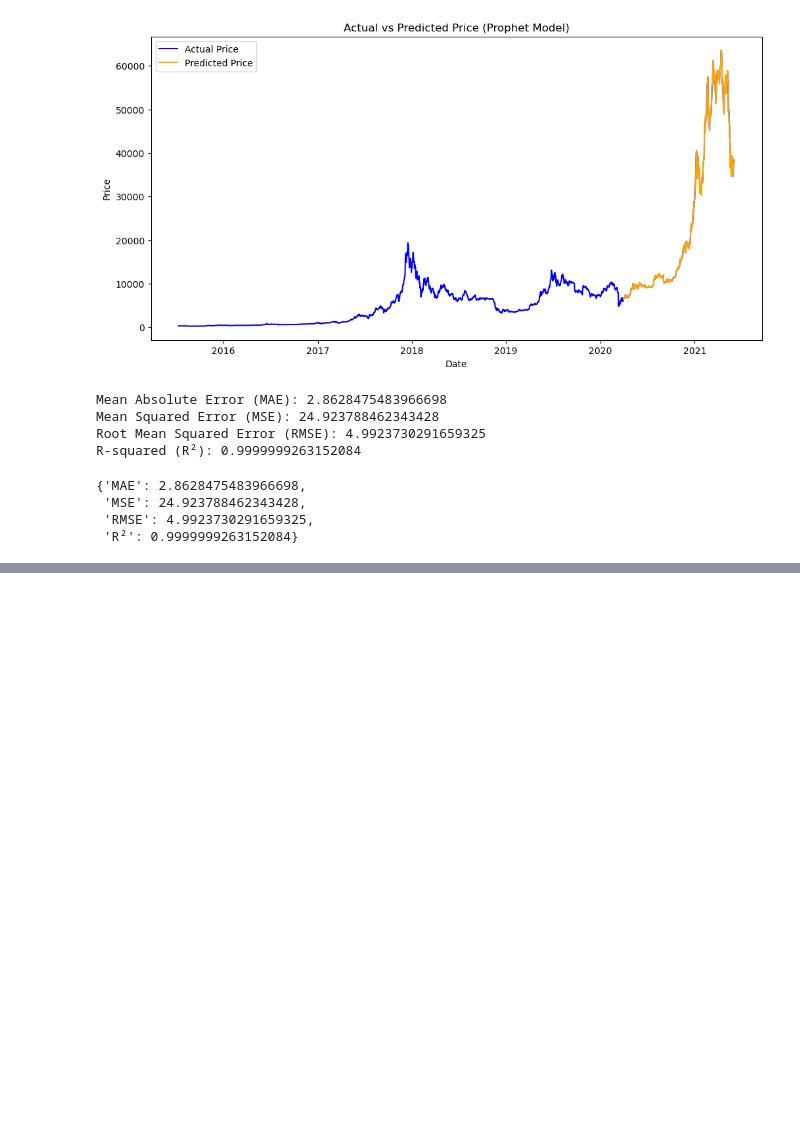
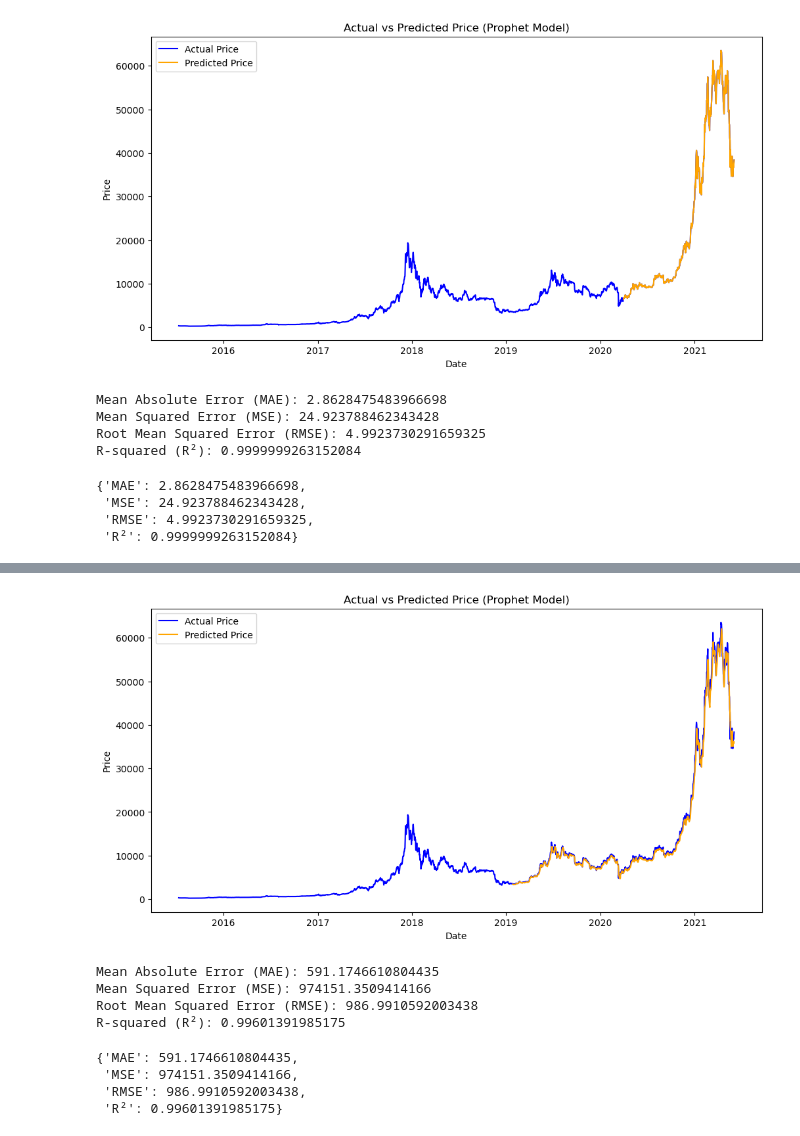
Before and after one commit to DoanNguyen2001/tap_bitcoin, a Jupyter notebook: sandesh_prophet_2.ipynb, the cells around one changed output, grey strips where cells are left out. Drawn from its saved outputs; the diff is of its cells as text; code cells hidden in the pictures; blank space fills up the shorter version.

```diff
--- a/sandesh_prophet_2.ipynb
+++ b/sandesh_prophet_2.ipynb
@@ -637,0 +965,2 @@ R-squared (R²): 0.9999999263152084
+# %%
+df_combined = pd.merge(df_lag_new, df_ma_new[ma_columns + ['ds']], on='ds', how='inner')
@@ -637,0 +1077,4 @@ R-squared (R²): 0.9999999263152084
+# %%
+train_size_fbp_f = int(len(df_combined) * 0.6)
+train_fbp_f = df_combined.iloc[:train_size_fbp_f]
+test_fbp_f = df_combined.iloc[train_size_fbp_f:]
@@ -637,0 +1083,12 @@ R-squared (R²): 0.9999999263152084
+# %%
+# Create the Prophet model
+final_model_fbp = Prophet()
+
+# Add additional regressors
+# Adding the selected columns as regressors
+final_regressors = ['EMA_7_days', 'lag1_vol', 'lag7_open','lag1_y']
+for reg in final_regressors:
+    final_model_fbp.add_regressor(reg)
+
+# Fit the model
+final_model_fbp.fit(train_fbp_f)
@@ -637,0 +1099,21 @@ R-squared (R²): 0.9999999263152084
+# %%
+future_test_f = test_fbp_f[
+        ['ds', 'EMA_7_days', 'lag1_vol', 'lag7_open','lag1_y']
+    ]
+# Predict the future values
+forecast_fbp_f = final_model_fbp.predict(future_test_f)
+# Extract the predicted values for the test period
+predictions_fbp_f = forecast_fbp_f[['ds', 'yhat']]
+# %%
+plot_actual_vs_predicted(df_combined, predictions_fbp_f)
+calculate_metrics(test_fbp_f['y'], predictions_fbp_f['yhat'])
+# %% [output]
+[figure, added]
+Mean Absolute Error (MAE): 591.1746610804435
+Mean Squared Error (MSE): 974151.3509414166
+Root Mean Squared Error (RMSE): 986.9910592003438
+R-squared (R²): 0.99601391985175
+{'MAE': 591.1746610804435,
+ 'MSE': 974151.3509414166,
+ 'RMSE': 986.9910592003438,
+ 'R²': 0.99601391985175}
```
Also changed, not shown: parts of 35 cells of this notebook.
